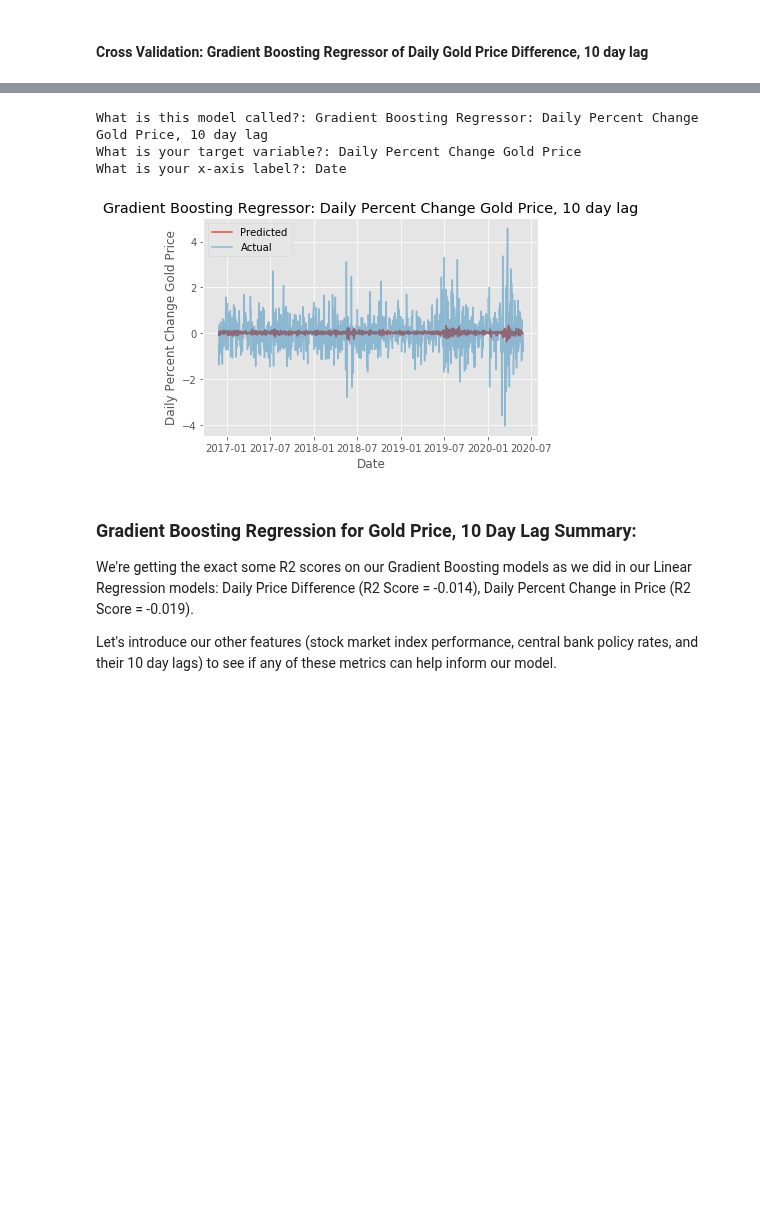
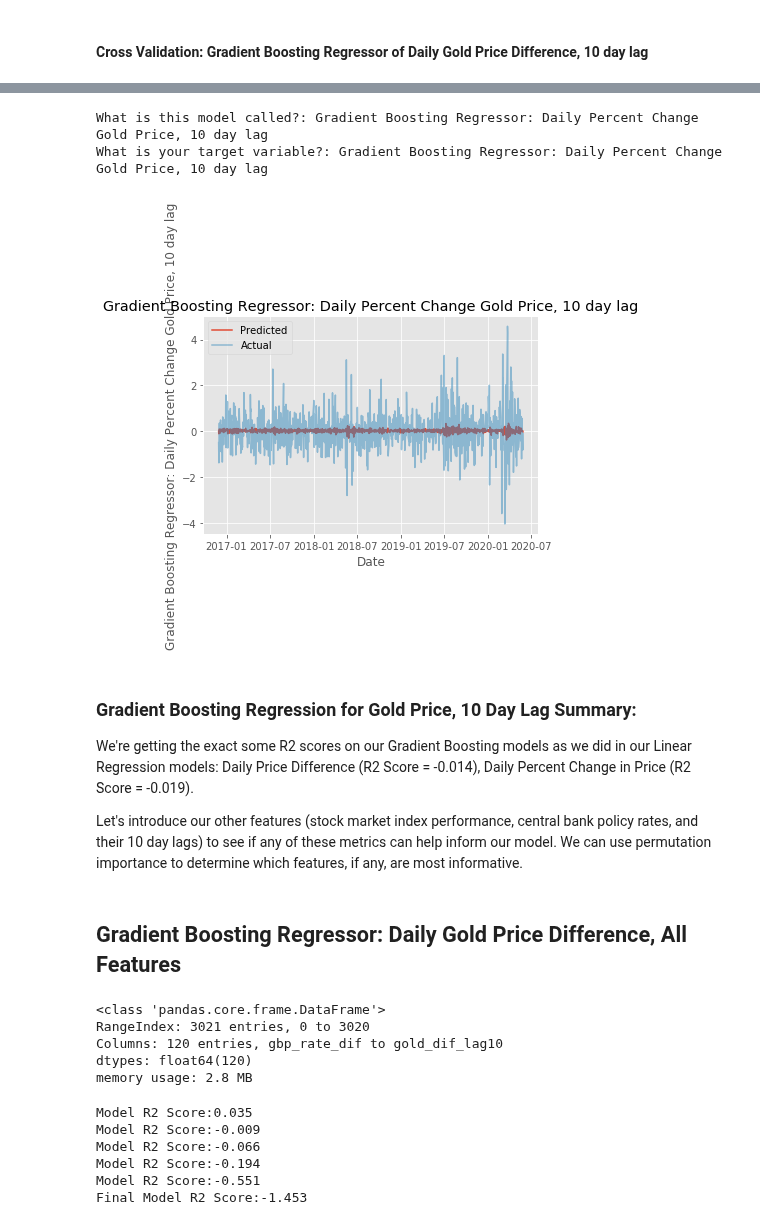
Before and after one commit to jangelchik/interest_equities_gold, a Jupyter notebook: visuals_and_modeling.ipynb, the cells around one changed output, grey strips where cells are left out. Drawn from its saved outputs; the diff is of its cells as text; code cells hidden in the pictures; blank space fills up the shorter version.

Commit message:
cross validated price difference on all features

```diff
--- a/visuals_and_modeling.ipynb
+++ b/visuals_and_modeling.ipynb
@@ -355,14 +355,13 @@ def plot_model(model,X_test,y_test):
 
     title = input('What is this model called?: ')
     y_label = input('What is your target variable?: ')
-    x_label = input('What is your x-axis label?: ')
 
     fig,ax = plt.subplots()
 
     ax.plot(df_Xy_dif['date'][X_test.index],model.predict(X_test), label = 'Predicted')
     ax.plot(df_Xy_dif['date'][y_test.index], y_test, label = 'Actual', alpha = 0.5)
 
-    ax.set_xlabel(x_label)
+    ax.set_xlabel('Date')
     ax.set_ylabel(y_label)
     ax.set_title(title)
     ax.legend()
@@ -449,13 +448,15 @@ Model R2 Score:-0.018
 Final Model R2 Score:-0.019
 # %%
 plot_model(change_gold_model,test_X_change_gold,test_y_change)
+plt.tight_layout()
 # %% [output]
 What is this model called?: Gradient Boosting Regressor: Daily Percent Change Gold Price, 10 day lag
-What is your target variable?: Daily Percent Change Gold Price
-What is your x-axis label?: Date
+What is your target variable?: Gradient Boosting Regressor: Daily Percent Change Gold Price, 10 day lag
-[figure, old version]
+[figure, new version]
 # %% [markdown]
 ### Gradient Boosting Regression for Gold Price, 10 Day Lag Summary:
 We're getting the exact some R2 scores on our Gradient Boosting models as we did in our Linear Regression models: Daily Price Difference (R2 Score = -0.014), Daily Percent Change in Price (R2 Score = -0.019).
 
-Let's introduce our other features (stock market index performance, central bank policy rates, and their 10 day lags) to see if any of these metrics can help inform our model.
+Let's introduce our other features (stock market index performance, central bank policy rates, and their 10 day lags) to see if any of these metrics can help inform our model. We can use permutation importance to determine which features, if any, are most informative.
+# %% [markdown]
+## Gradient Boosting Regressor: Daily Gold Price Difference, All Features
@@ -461,0 +466,8 @@ Let's introduce our other features (stock market index performance, central bank
+# %%
+X_dif.info()
+# %% [output]
+<class 'pandas.core.frame.DataFrame'>
+RangeIndex: 3021 entries, 0 to 3020
+Columns: 120 entries, gbp_rate_dif to gold_dif_lag10
+dtypes: float64(120)
+memory usage: 2.8 MB
@@ -461,0 +479,9 @@ Let's introduce our other features (stock market index performance, central bank
+# %%
+dif_score, dif_model = cross_val_and_score(GradientBoostingRegressor(learning_rate = .01),train_X_dif, test_X_dif, train_y_dif, test_y_dif)
+# %% [output]
+Model R2 Score:0.035
+Model R2 Score:-0.009
+Model R2 Score:-0.066
+Model R2 Score:-0.194
+Model R2 Score:-0.551
+Final Model R2 Score:-1.453
```
Also changed, not shown: parts of 8 cells of this notebook.
